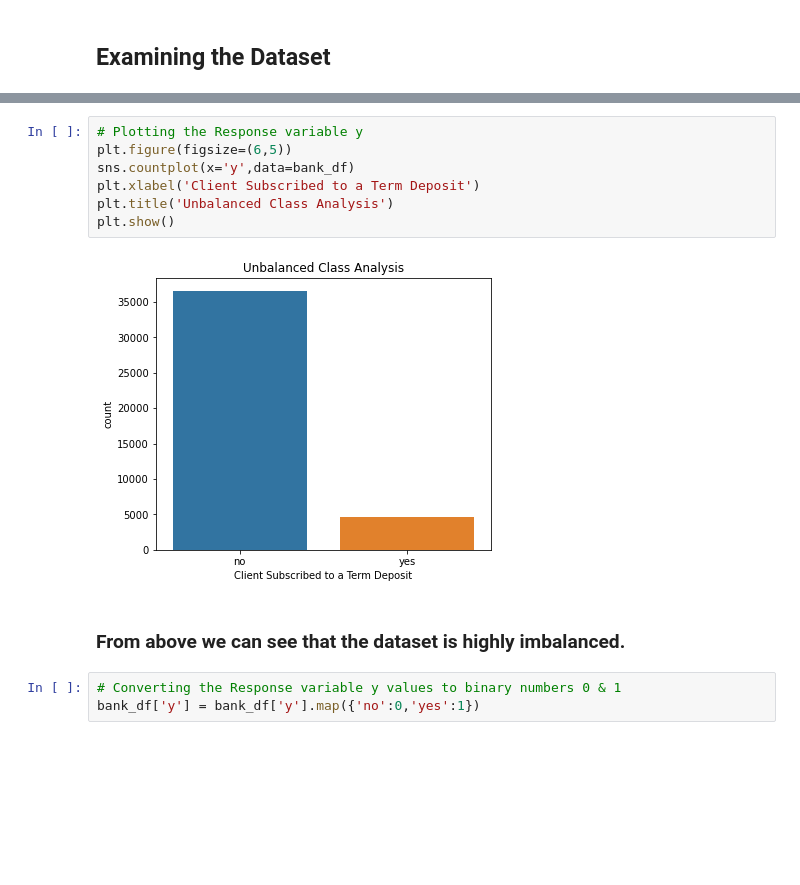
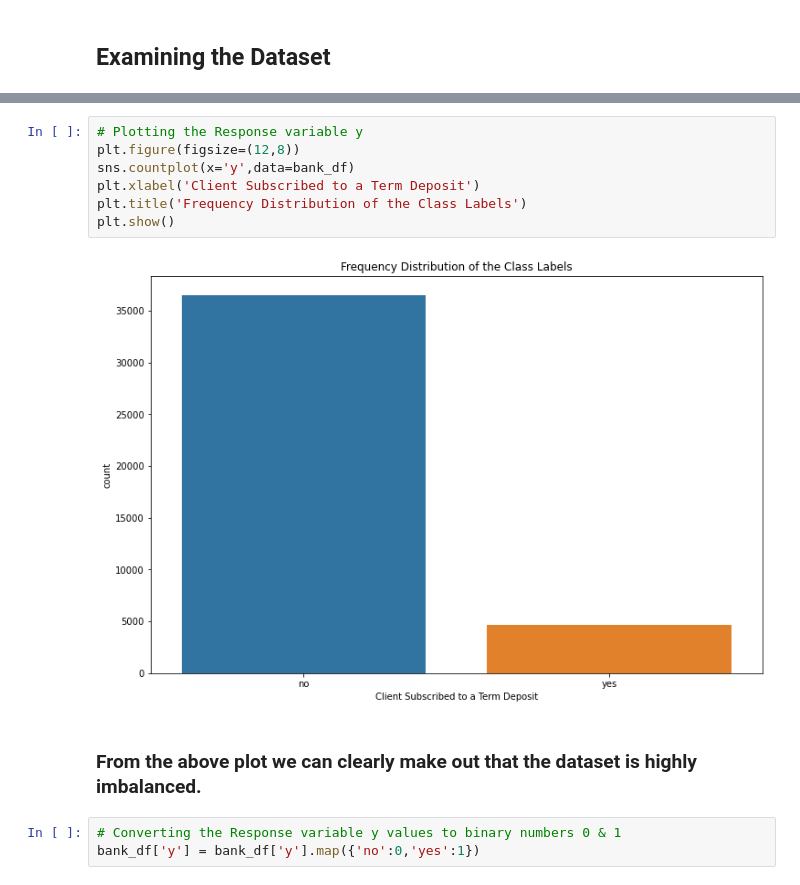
Before and after one commit to PankajMadan/Capstone_-Project_1, a Jupyter notebook: 1_bank_Exploring.ipynb, the cells around one changed output, grey strips where cells are left out. Drawn from its saved outputs; the diff is of its cells as text; blank space fills up the shorter version.

```diff
--- a/1_bank_Exploring.ipynb
+++ b/1_bank_Exploring.ipynb
@@ -62,14 +63,14 @@ Name: y, dtype: int64
 # %%
 # Plotting the Response variable y
-plt.figure(figsize=(6,5))
+plt.figure(figsize=(12,8))
 sns.countplot(x='y',data=bank_df)
 plt.xlabel('Client Subscribed to a Term Deposit')
-plt.title('Unbalanced Class Analysis')
+plt.title('Frequency Distribution of the Class Labels')
 plt.show()
 # %% [output]
-[figure, old version]
+[figure, new version]
 # %% [markdown]
-### From above we can see that the dataset is highly imbalanced.
+### From the above plot we can clearly make out that the dataset is highly imbalanced.
 # %%
 # Converting the Response variable y values to binary numbers 0 & 1
 bank_df['y'] = bank_df['y'].map({'no':0,'yes':1})
```
Also changed, not shown: parts of 105 cells of this notebook, 3 other files.
